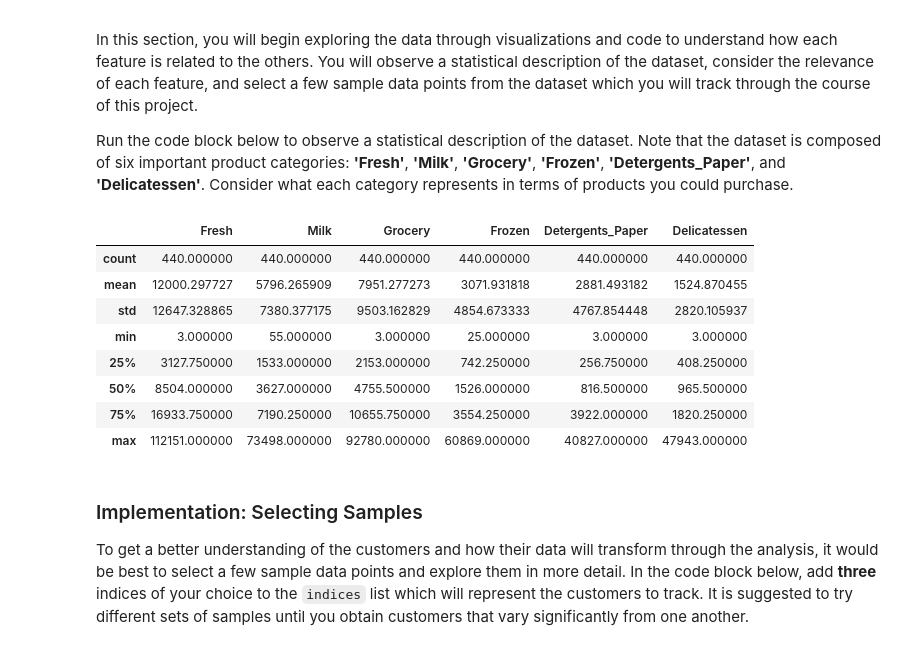
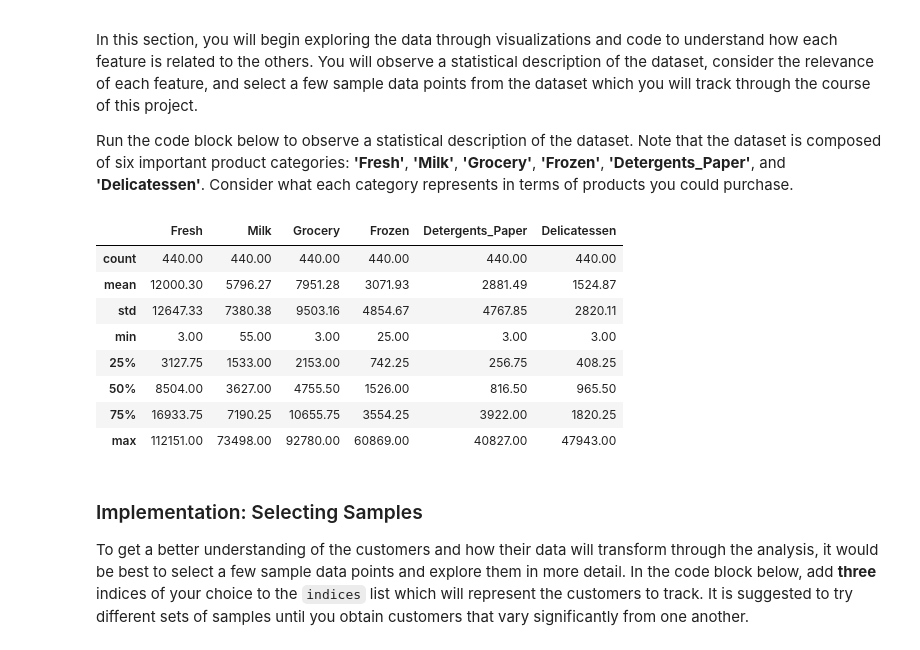
Before and after one commit to DerekKaknes/udacity-machine-learning, a Jupyter notebook: projects/creating_customer_segments/customer_segments.ipynb, the cells around one changed output. Saved outputs shown, nothing was run; the diff lists cells and outputs as text; code cells hidden in the pictures.

```diff
--- a/projects/creating_customer_segments/customer_segments.ipynb
+++ b/projects/creating_customer_segments/customer_segments.ipynb
@@ -42,17 +42,17 @@ In this section, you will begin exploring the data through visualizations and co
 Run the code block below to observe a statistical description of the dataset. Note that the dataset is composed of six important product categories: **'Fresh'**, **'Milk'**, **'Grocery'**, **'Frozen'**, **'Detergents_Paper'**, and **'Delicatessen'**. Consider what each category represents in terms of products you could purchase.
 # %%
 # Display a description of the dataset
-display(data.describe())
+display(data.describe().round(2))
 # %% [output]
 |  | Fresh | Milk | Grocery | Frozen | Detergents_Paper | Delicatessen |
-| count | 440.000000 | 440.000000 | 440.000000 | 440.000000 | 440.000000 | 440.000000 |
-| mean | 12000.297727 | 5796.265909 | 7951.277273 | 3071.931818 | 2881.493182 | 1524.870455 |
-| std | 12647.328865 | 7380.377175 | 9503.162829 | 4854.673333 | 4767.854448 | 2820.105937 |
-| min | 3.000000 | 55.000000 | 3.000000 | 25.000000 | 3.000000 | 3.000000 |
-| 25% | 3127.750000 | 1533.000000 | 2153.000000 | 742.250000 | 256.750000 | 408.250000 |
-| 50% | 8504.000000 | 3627.000000 | 4755.500000 | 1526.000000 | 816.500000 | 965.500000 |
-| 75% | 16933.750000 | 7190.250000 | 10655.750000 | 3554.250000 | 3922.000000 | 1820.250000 |
-| max | 112151.000000 | 73498.000000 | 92780.000000 | 60869.000000 | 40827.000000 | 47943.000000 |
+| count | 440.00 | 440.00 | 440.00 | 440.00 | 440.00 | 440.00 |
+| mean | 12000.30 | 5796.27 | 7951.28 | 3071.93 | 2881.49 | 1524.87 |
+| std | 12647.33 | 7380.38 | 9503.16 | 4854.67 | 4767.85 | 2820.11 |
+| min | 3.00 | 55.00 | 3.00 | 25.00 | 3.00 | 3.00 |
+| 25% | 3127.75 | 1533.00 | 2153.00 | 742.25 | 256.75 | 408.25 |
+| 50% | 8504.00 | 3627.00 | 4755.50 | 1526.00 | 816.50 | 965.50 |
+| 75% | 16933.75 | 7190.25 | 10655.75 | 3554.25 | 3922.00 | 1820.25 |
+| max | 112151.00 | 73498.00 | 92780.00 | 60869.00 | 40827.00 | 47943.00 |
 # %% [markdown]
 ### Implementation: Selecting Samples
 To get a better understanding of the customers and how their data will transform through the analysis, it would be best to select a few sample data points and explore them in more detail. In the code block below, add **three** indices of your choice to the `indices` list which will represent the customers to track. It is suggested to try different sets of samples until you obtain customers that vary significantly from one another.
```
Also changed, not shown: parts of 6 cells of this notebook, 1 other file.
